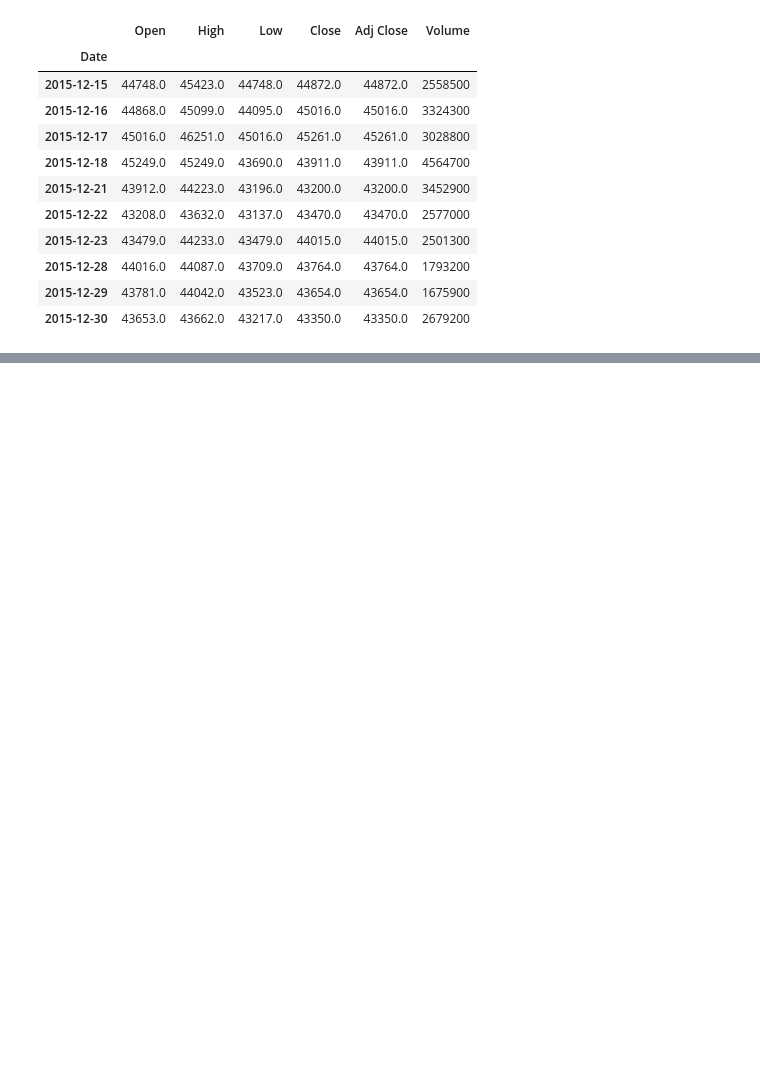
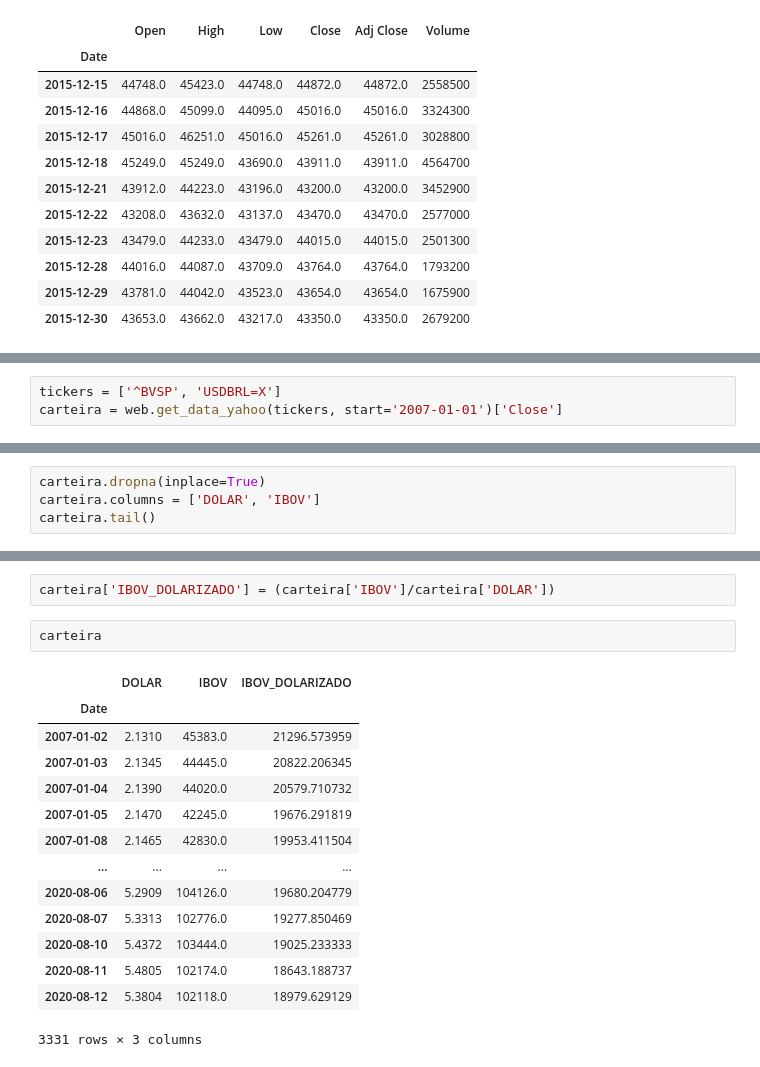
Before and after one commit to Angelicogfa/AnaliseFinanceiraApiYahoo, a Jupyter notebook: AnaliseFinanceiraApiBolsa.ipynb, the cells around one changed output, grey strips where cells are left out. Saved outputs shown, nothing was run; the diff lists cells and outputs as text; blank space fills up the shorter version.

```diff
--- a/AnaliseFinanceiraApiBolsa.ipynb
+++ b/AnaliseFinanceiraApiBolsa.ipynb
@@ -111,0 +117,3 @@ py.iplot(fig, image='png')
+# %%
+tickers = ['^BVSP', 'USDBRL=X']
+carteira = web.get_data_yahoo(tickers, start='2007-01-01')['Close']
@@ -111,0 +126,4 @@ py.iplot(fig, image='png')
+# %%
+carteira.dropna(inplace=True)
+carteira.columns = ['DOLAR', 'IBOV']
+carteira.tail()
@@ -111,0 +183,19 @@ py.iplot(fig, image='png')
+# %%
+carteira['IBOV_DOLARIZADO'] = (carteira['IBOV']/carteira['DOLAR'])
+# %%
+carteira
+# %% [output]
+|  | DOLAR | IBOV | IBOV_DOLARIZADO |
+| Date |  |  |  |
+| 2007-01-02 | 2.1310 | 45383.0 | 21296.573959 |
+| 2007-01-03 | 2.1345 | 44445.0 | 20822.206345 |
+| 2007-01-04 | 2.1390 | 44020.0 | 20579.710732 |
+| 2007-01-05 | 2.1470 | 42245.0 | 19676.291819 |
+| 2007-01-08 | 2.1465 | 42830.0 | 19953.411504 |
+| ... | ... | ... | ... |
+| 2020-08-06 | 5.2909 | 104126.0 | 19680.204779 |
+| 2020-08-07 | 5.3313 | 102776.0 | 19277.850469 |
+| 2020-08-10 | 5.4372 | 103444.0 | 19025.233333 |
+| 2020-08-11 | 5.4805 | 102174.0 | 18643.188737 |
+| 2020-08-12 | 5.3804 | 102118.0 | 18979.629129 |
+3331 rows × 3 columns
```
Also changed, not shown: parts of 15 cells of this notebook.
